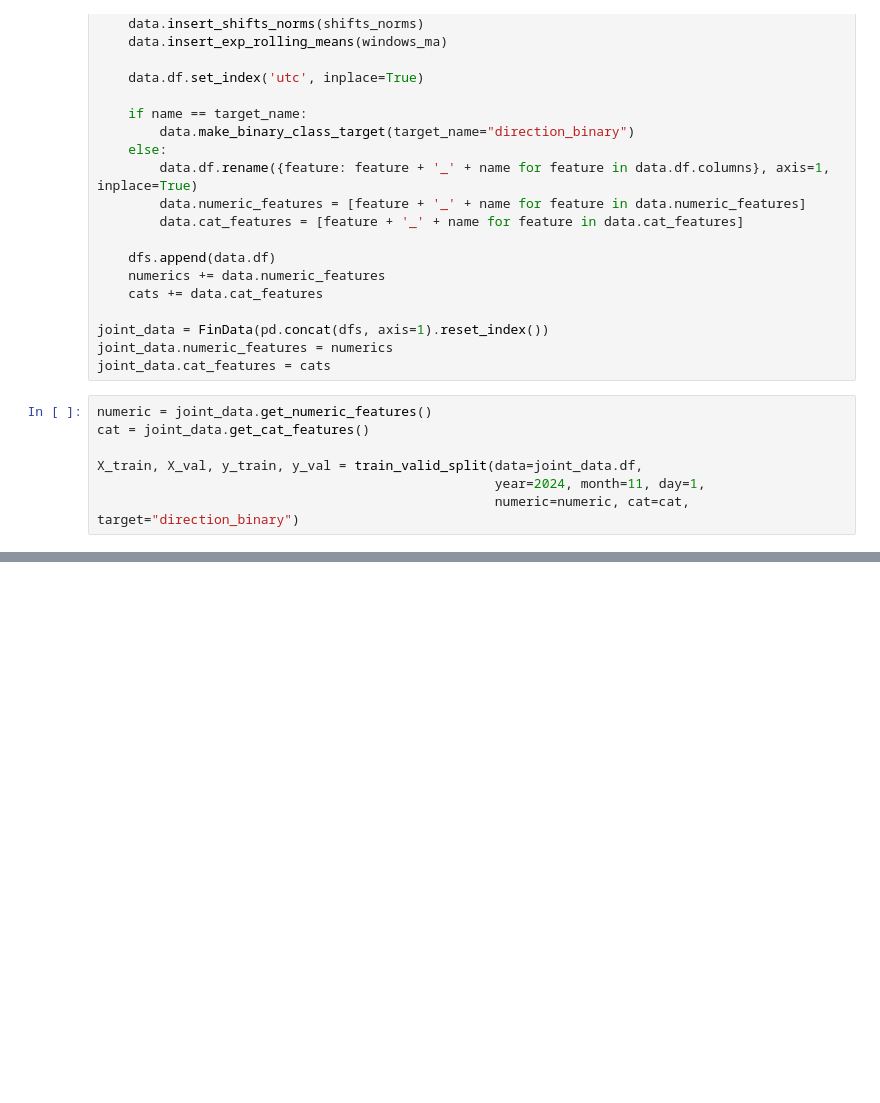
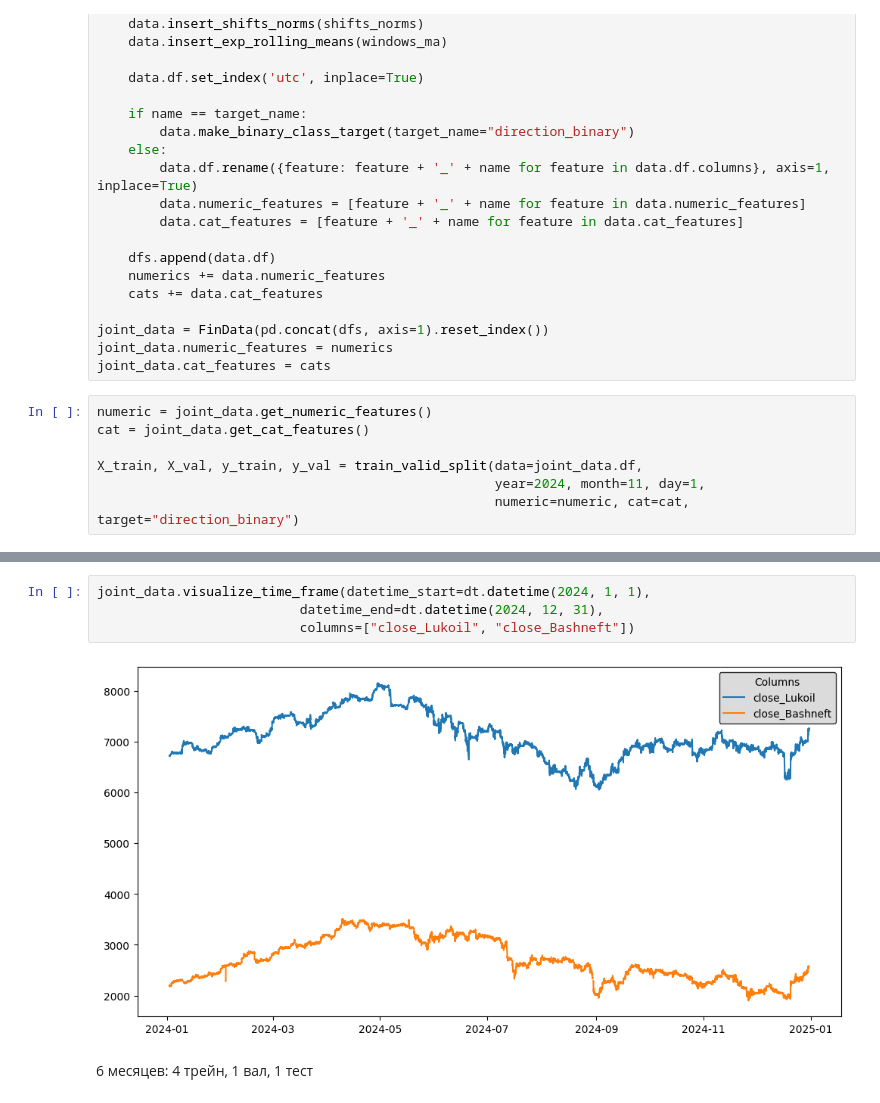
Before and after one commit to Invest-Predict/prices-predictions, a Jupyter notebook: examples/beb/categories.ipynb, the cells around one changed output, grey strips where cells are left out. Saved outputs shown, nothing was run; the diff lists cells and outputs as text; blank space fills up the shorter version.

```diff
--- a/examples/beb/categories.ipynb
+++ b/examples/beb/categories.ipynb
@@ -78,0 +164,8 @@ args = {"iterations" : 10000,
+# %%
+joint_data.visualize_time_frame(datetime_start=dt.datetime(2024, 1, 1),
+                          datetime_end=dt.datetime(2024, 12, 31),
+                          columns=["close_Lukoil", "close_Bashneft"])
+# %% [output]
+[figure, added]
+# %% [markdown]
+6 месяцев: 4 трейн, 1 вал, 1 тест
```
Also changed, not shown: parts of 18 cells of this notebook, 2 other files.
